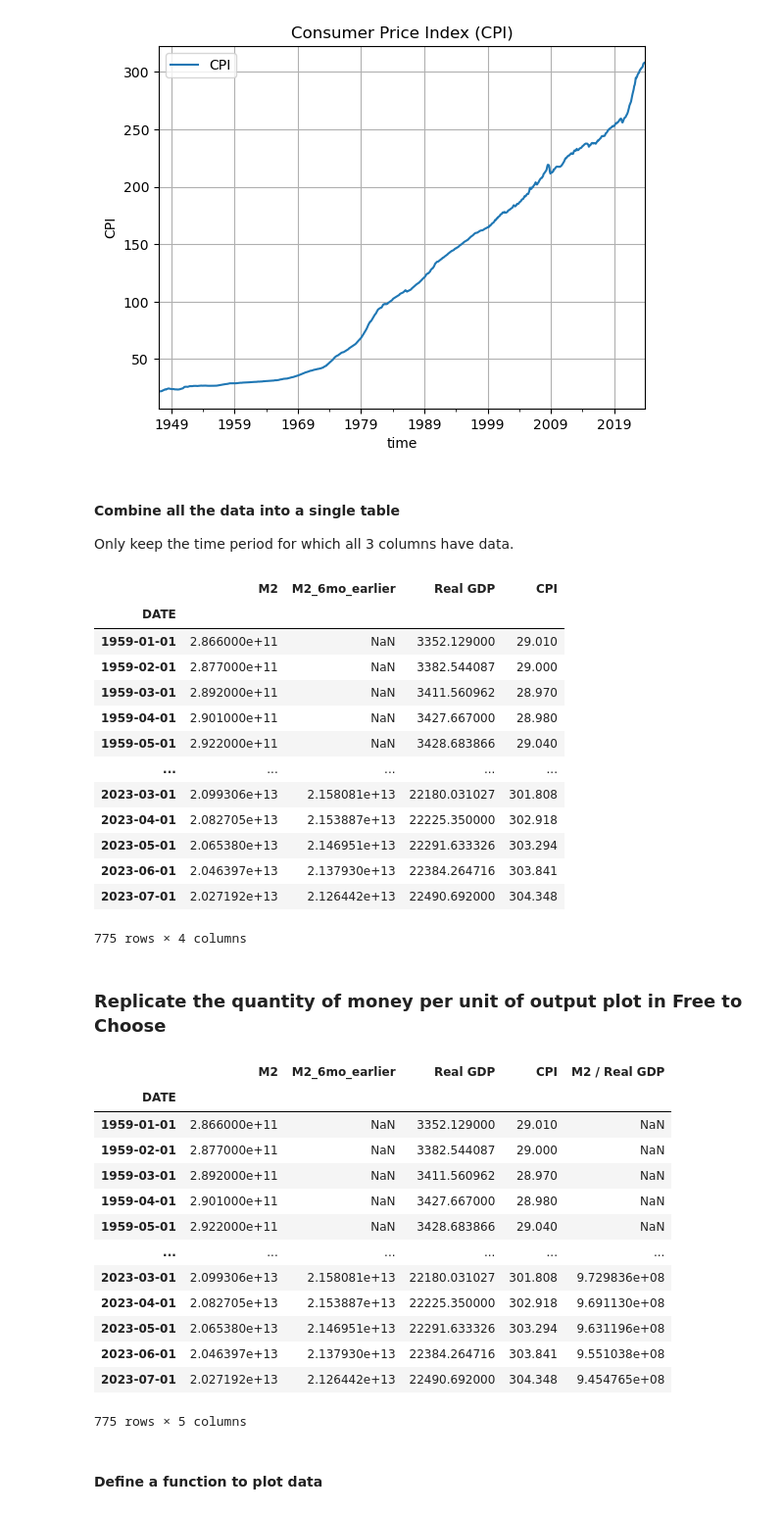
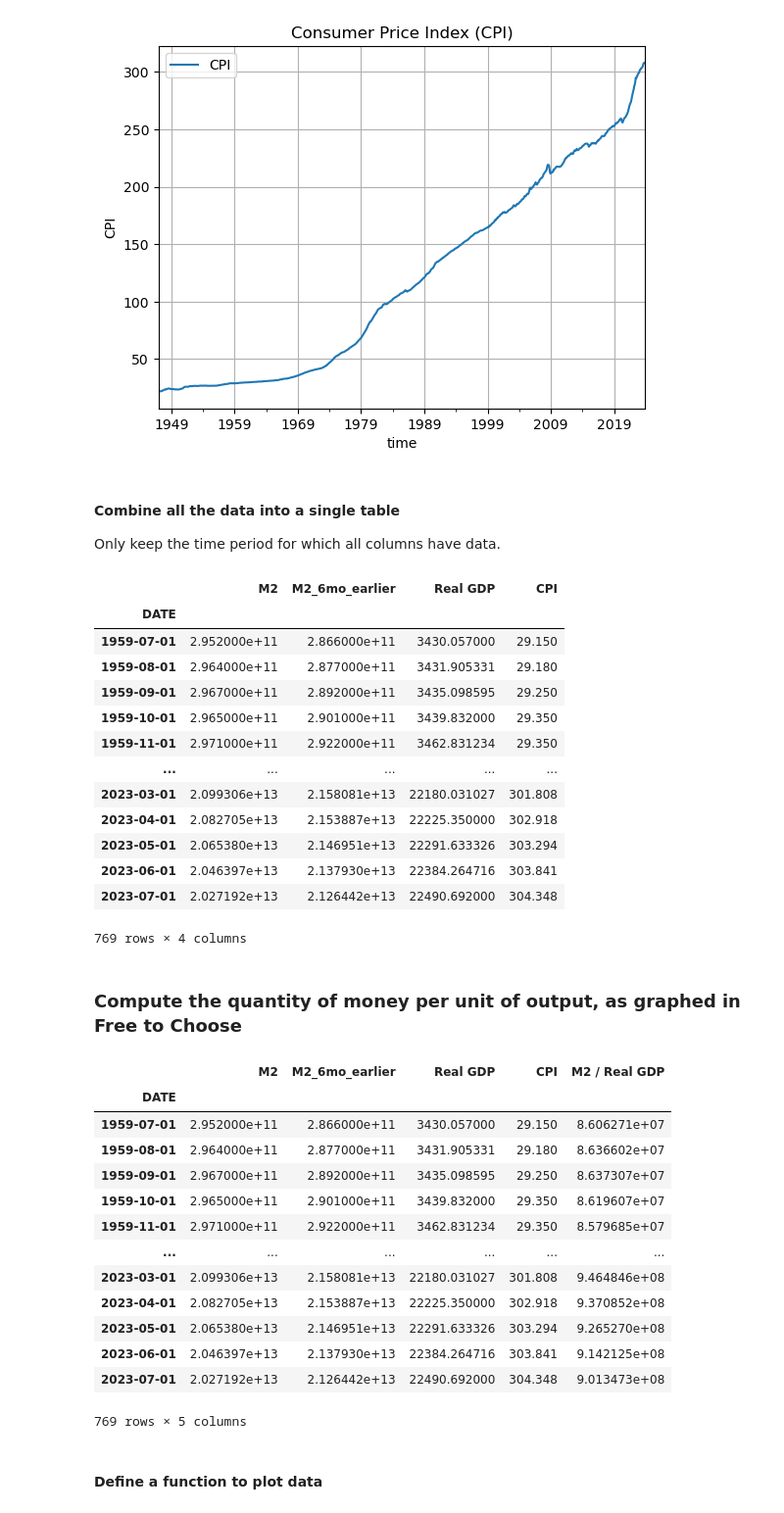
Before and after one commit to stanmohler/StansInflationNotebook, a Jupyter notebook: StansInflationNotebook.ipynb, the cells around one changed output. Shown: that part at 98% size. Saved outputs shown, nothing was run; the diff lists cells and outputs as text; code cells hidden in the pictures.

```diff
--- a/StansInflationNotebook.ipynb
+++ b/StansInflationNotebook.ipynb
@@ -198,46 +194,46 @@ cpi_df.plot(xlabel='time', ylabel='CPI', grid='both', title='Consumer Price Inde
 # %% [markdown]
 #### Combine all the data into a single table
 
-Only keep the time period for which all 3 columns have data.
+Only keep the time period for which all columns have data.
 # %%
 big_df = m2_df.merge(gdp_df, on="DATE", how="outer", sort=True).merge(cpi_df, on="DATE", how="outer", sort=True)
-big_df = big_df[ ~pd.isnull(big_df['M2']) & ~pd.isnull(big_df['Real GDP']) & ~pd.isnull(big_df['CPI'])]
+big_df = big_df[ ~pd.isnull(big_df['M2']) & ~pd.isnull(big_df['M2_6mo_earlier']) & ~pd.isnull(big_df['Real GDP']) & ~pd.isnull(big_df['CPI'])]
 big_df
 # %% [output]
 |  | M2 | M2_6mo_earlier | Real GDP | CPI |
 | DATE |  |  |  |  |
-| 1959-01-01 | 2.866000e+11 | NaN | 3352.129000 | 29.010 |
-| 1959-02-01 | 2.877000e+11 | NaN | 3382.544087 | 29.000 |
-| 1959-03-01 | 2.892000e+11 | NaN | 3411.560962 | 28.970 |
-| 1959-04-01 | 2.901000e+11 | NaN | 3427.667000 | 28.980 |
-| 1959-05-01 | 2.922000e+11 | NaN | 3428.683866 | 29.040 |
+| 1959-07-01 | 2.952000e+11 | 2.866000e+11 | 3430.057000 | 29.150 |
+| 1959-08-01 | 2.964000e+11 | 2.877000e+11 | 3431.905331 | 29.180 |
+| 1959-09-01 | 2.967000e+11 | 2.892000e+11 | 3435.098595 | 29.250 |
+| 1959-10-01 | 2.965000e+11 | 2.901000e+11 | 3439.832000 | 29.350 |
+| 1959-11-01 | 2.971000e+11 | 2.922000e+11 | 3462.831234 | 29.350 |
 | ... | ... | ... | ... | ... |
 | 2023-03-01 | 2.099306e+13 | 2.158081e+13 | 22180.031027 | 301.808 |
 | 2023-04-01 | 2.082705e+13 | 2.153887e+13 | 22225.350000 | 302.918 |
 | 2023-05-01 | 2.065380e+13 | 2.146951e+13 | 22291.633326 | 303.294 |
 | 2023-06-01 | 2.046397e+13 | 2.137930e+13 | 22384.264716 | 303.841 |
 | 2023-07-01 | 2.027192e+13 | 2.126442e+13 | 22490.692000 | 304.348 |
-775 rows × 4 columns
+769 rows × 4 columns
 # %% [markdown]
-### Replicate the quantity of money per unit of output plot in Free to Choose
+### Compute the quantity of money per unit of output, as graphed in Free to Choose
 # %%
-big_df['M2 / Real GDP'] = big_df['M2_6mo_earlier'] / big_df['Real GDP']
+big_df['M2 / Real GDP'] = big_df['M2'] / big_df['Real GDP']
 big_df
 # %% [output]
 |  | M2 | M2_6mo_earlier | Real GDP | CPI | M2 / Real GDP |
 | DATE |  |  |  |  |  |
-| 1959-01-01 | 2.866000e+11 | NaN | 3352.129000 | 29.010 | NaN |
-| 1959-02-01 | 2.877000e+11 | NaN | 3382.544087 | 29.000 | NaN |
-| 1959-03-01 | 2.892000e+11 | NaN | 3411.560962 | 28.970 | NaN |
-| 1959-04-01 | 2.901000e+11 | NaN | 3427.667000 | 28.980 | NaN |
-| 1959-05-01 | 2.922000e+11 | NaN | 3428.683866 | 29.040 | NaN |
+| 1959-07-01 | 2.952000e+11 | 2.866000e+11 | 3430.057000 | 29.150 | 8.606271e+07 |
+| 1959-08-01 | 2.964000e+11 | 2.877000e+11 | 3431.905331 | 29.180 | 8.636602e+07 |
+| 1959-09-01 | 2.967000e+11 | 2.892000e+11 | 3435.098595 | 29.250 | 8.637307e+07 |
+| 1959-10-01 | 2.965000e+11 | 2.901000e+11 | 3439.832000 | 29.350 | 8.619607e+07 |
+| 1959-11-01 | 2.971000e+11 | 2.922000e+11 | 3462.831234 | 29.350 | 8.579685e+07 |
 | ... | ... | ... | ... | ... | ... |
-| 2023-03-01 | 2.099306e+13 | 2.158081e+13 | 22180.031027 | 301.808 | 9.729836e+08 |
-| 2023-04-01 | 2.082705e+13 | 2.153887e+13 | 22225.350000 | 302.918 | 9.691130e+08 |
-| 2023-05-01 | 2.065380e+13 | 2.146951e+13 | 22291.633326 | 303.294 | 9.631196e+08 |
-| 2023-06-01 | 2.046397e+13 | 2.137930e+13 | 22384.264716 | 303.841 | 9.551038e+08 |
-| 2023-07-01 | 2.027192e+13 | 2.126442e+13 | 22490.692000 | 304.348 | 9.454765e+08 |
+| 2023-03-01 | 2.099306e+13 | 2.158081e+13 | 22180.031027 | 301.808 | 9.464846e+08 |
+| 2023-04-01 | 2.082705e+13 | 2.153887e+13 | 22225.350000 | 302.918 | 9.370852e+08 |
+| 2023-05-01 | 2.065380e+13 | 2.146951e+13 | 22291.633326 | 303.294 | 9.265270e+08 |
+| 2023-06-01 | 2.046397e+13 | 2.137930e+13 | 22384.264716 | 303.841 | 9.142125e+08 |
+| 2023-07-01 | 2.027192e+13 | 2.126442e+13 | 22490.692000 | 304.348 | 9.013473e+08 |
-775 rows × 5 columns
+769 rows × 5 columns
 # %% [markdown]
 #### Define a function to plot data
 # %%
```
Also changed, not shown: parts of 20 cells of this notebook.
